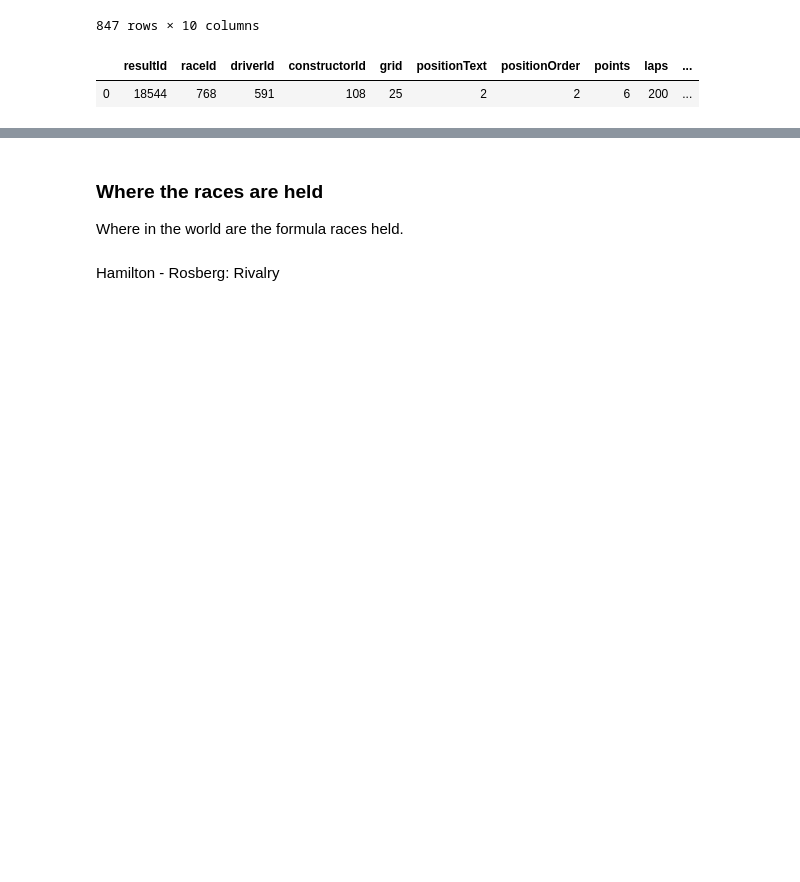
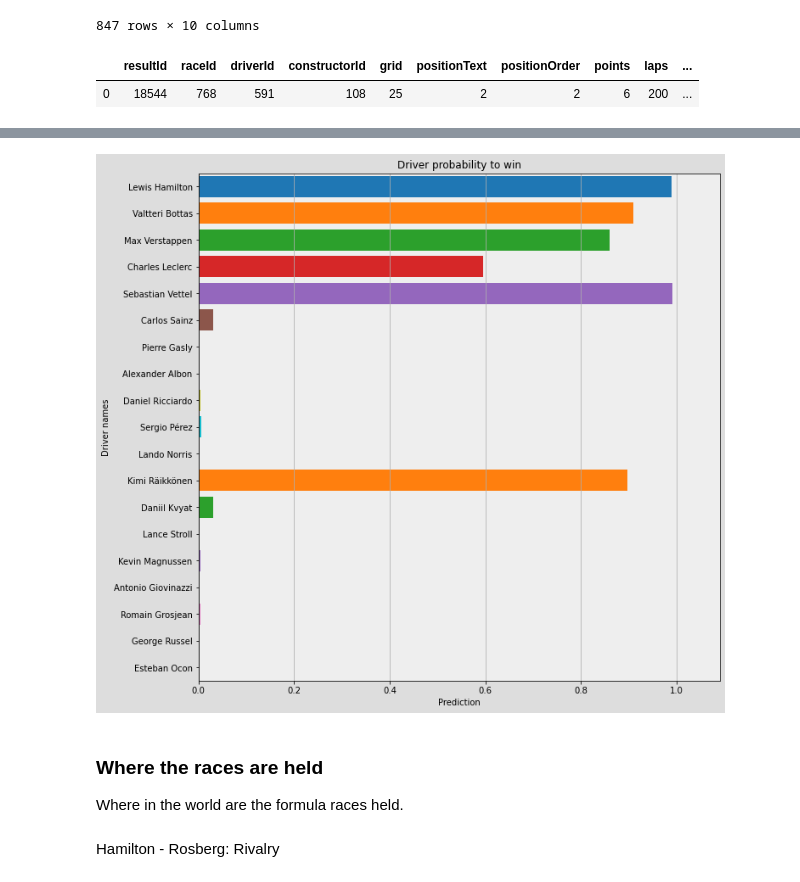
Before and after one commit to osskari/F1Data, a Jupyter notebook: Untitled.ipynb, the cells around one changed output, grey strips where cells are left out. Drawn from its saved outputs; the diff is of its cells as text; code cells hidden in the pictures; blank space fills up the shorter version.

Commit message:
Graph for probability

```diff
--- a/Untitled.ipynb
+++ b/Untitled.ipynb
@@ -871,3 +872,69 @@ Name: isChamp, dtype: bool
+# %%
+# Get 2018 to get Ocon
+driverIds2018 = getStandingsForYear(2018);
+# Get 2019 to get everyone except Latifi
+driverIds2019 = getStandingsForYear(2019);
+
+# Kubica and Hulkenberg not competing for 2020
+driverIds2019 = driverIds2019.drop(driverIds2019[driverIds2019['surname'] == 'Kubica'].index)
+driverIds2019 = driverIds2019.drop(driverIds2019[driverIds2019['surname'] == 'Hülkenberg'].index)
+driverIds2019 = driverIds2019.append(driverIds2018.drop(driverIds2018[driverIds2018['surname'] != 'Ocon'].index))
+
+# driverIdsyear = driverIdsyear.drop(driverIdsyear[driverIdsyear.index == 9].index)  Ocon
+# driverIdsyear = driverIdsyear.drop(driverIdsyear[driverIdsyear.index == 807].index)
+
+
+X_2019 = pd.DataFrame()
+y_2019 = pd.DataFrame()
+for index, row in driverIds2019.iterrows():
+    X_2019 = X_2019.append(X.drop(X[X.index != index].index))
+    y_2019 = y_2019.append(y.drop(y[y.index != index].index))
+    X = X.drop(X[X.index == index].index)
+    y = y.drop(y[y.index == index].index)
+
+
+# train the classifier
+clf.fit(X, y, verbose=False)
+
+# check the score of the classifier
+# print(f'score: {clf.score(X_test, y_test)}\n')
+
+
+predictions = pd.DataFrame(columns=['Predictions', 'Drivers'])
+
+for index, row in driverIds2019.iterrows():
+    prediction = clf.predict(X_2019[X_2019.index == index])[0]
+    if prediction < 0: prediction = 0;
+    predictions = predictions.append({'Predictions': prediction
+                                      , 'Drivers': row['forename'] + " " + row['surname']}, ignore_index=True)
+
+
+# # Setup figure
+fig, ax = plt.subplots()
+fig.set_figheight(11)
+fig.set_figwidth(11)
+fig.patch.set_facecolor('#dddddd')
+ax.set_facecolor('#eeeeee')
+
+# Alternate bar colors
+colors = [f'C{i}' for i in range(predictions.shape[0])]
+
+
+# Plot data
+ax.barh(predictions['Drivers'], predictions['Predictions'], color=colors)
+
+# # Set visual components of plot
+ax.margins(x=0.1, y=0.005)
+ax.invert_yaxis()
+ax.set_xlabel('Prediction')
+ax.set_ylabel('Driver names')
+ax.set_title('Driver probability to win')
+ax.xaxis.grid(True)
+
+# # Show figure
+plt.show()
+# %% [output]
+[figure, added]
 # %% [markdown]
 ### Where the races are held
 
```
Also changed, not shown: parts of 5 cells of this notebook.
